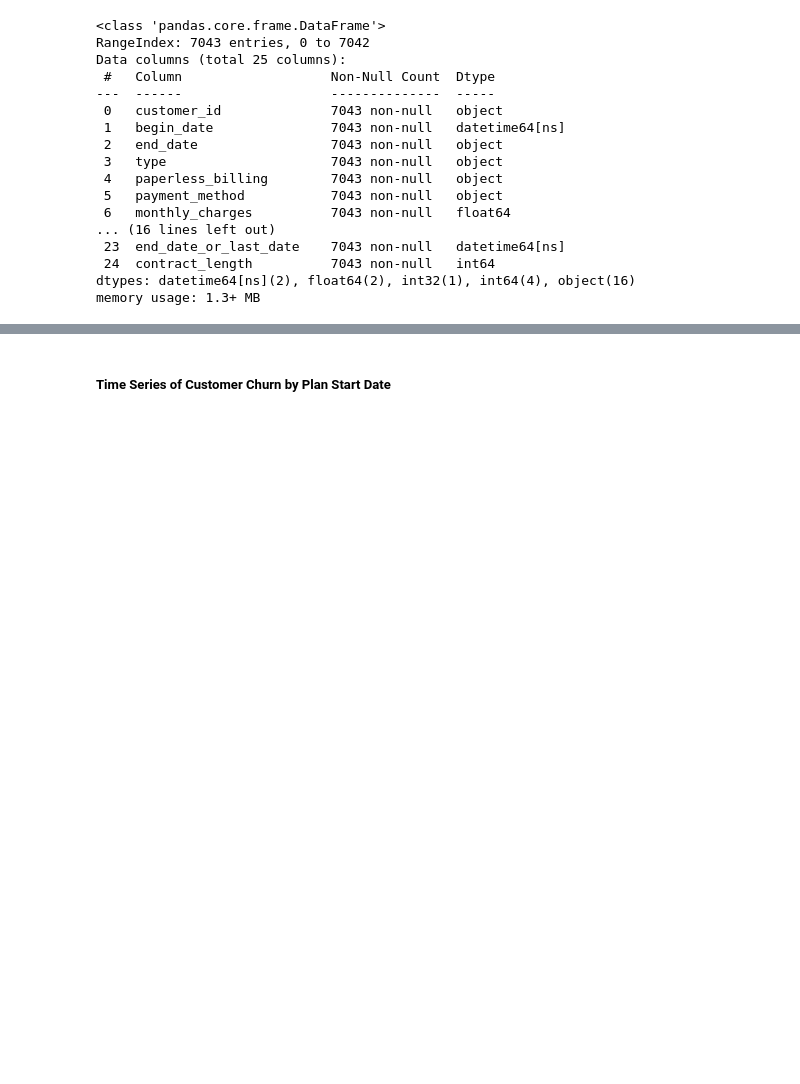
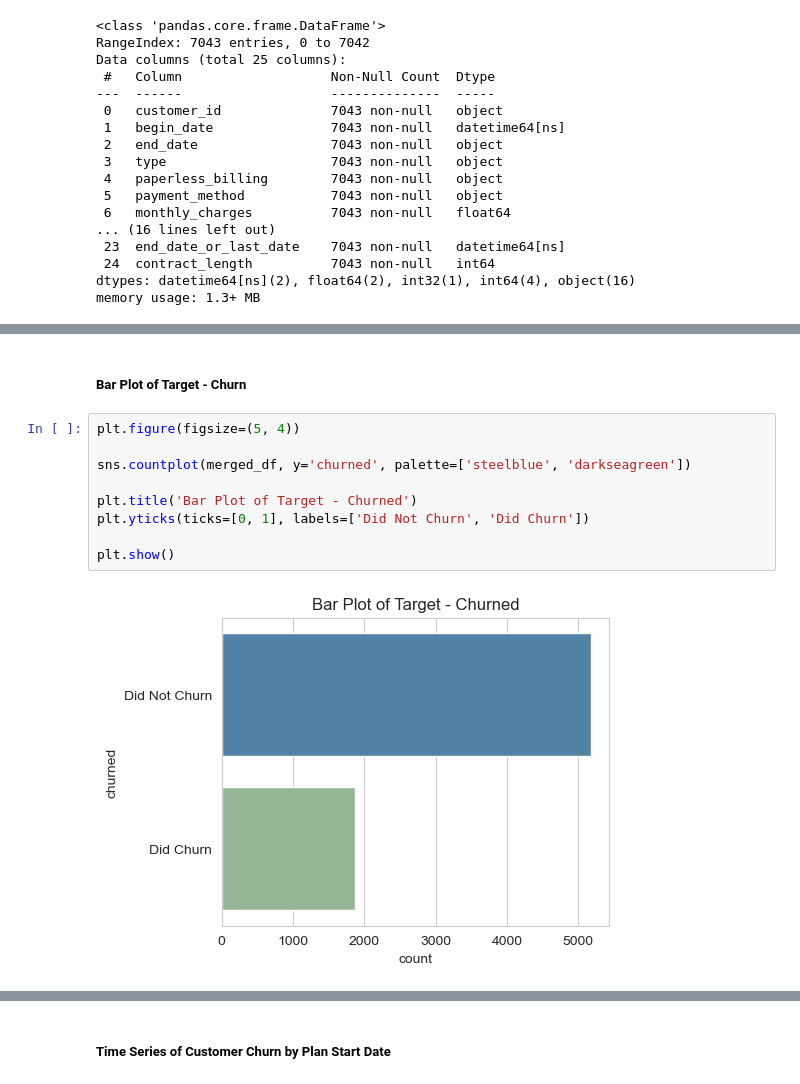
Before and after one commit to kellyshreeve/final-project, a Jupyter notebook: project-code.ipynb, the cells around one changed output, grey strips where cells are left out. Drawn from its saved outputs; the diff is of its cells as text; blank space fills up the shorter version.

```diff
--- a/project-code.ipynb
+++ b/project-code.ipynb
@@ -797,0 +775,13 @@ for column in categorical_columns.columns:
+# %% [markdown]
+##### Bar Plot of Target - Churn
+# %%
+plt.figure(figsize=(5, 4))
+
+sns.countplot(merged_df, y='churned', palette=['steelblue', 'darkseagreen'])
+
+plt.title('Bar Plot of Target - Churned')
+plt.yticks(ticks=[0, 1], labels=['Did Not Churn', 'Did Churn'])
+
+plt.show()
+# %% [output]
+[figure, added]
```
Also changed, not shown: parts of 16 cells of this notebook.
